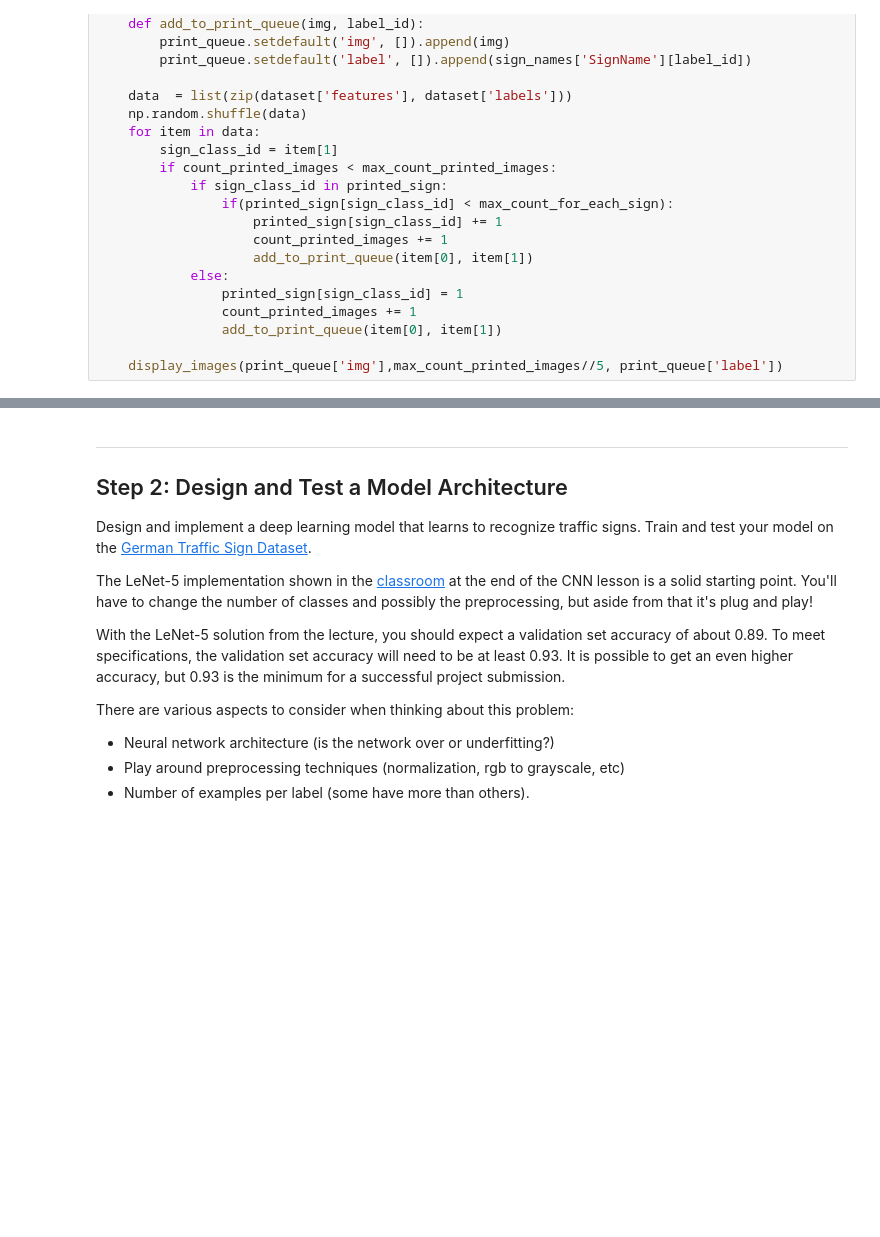
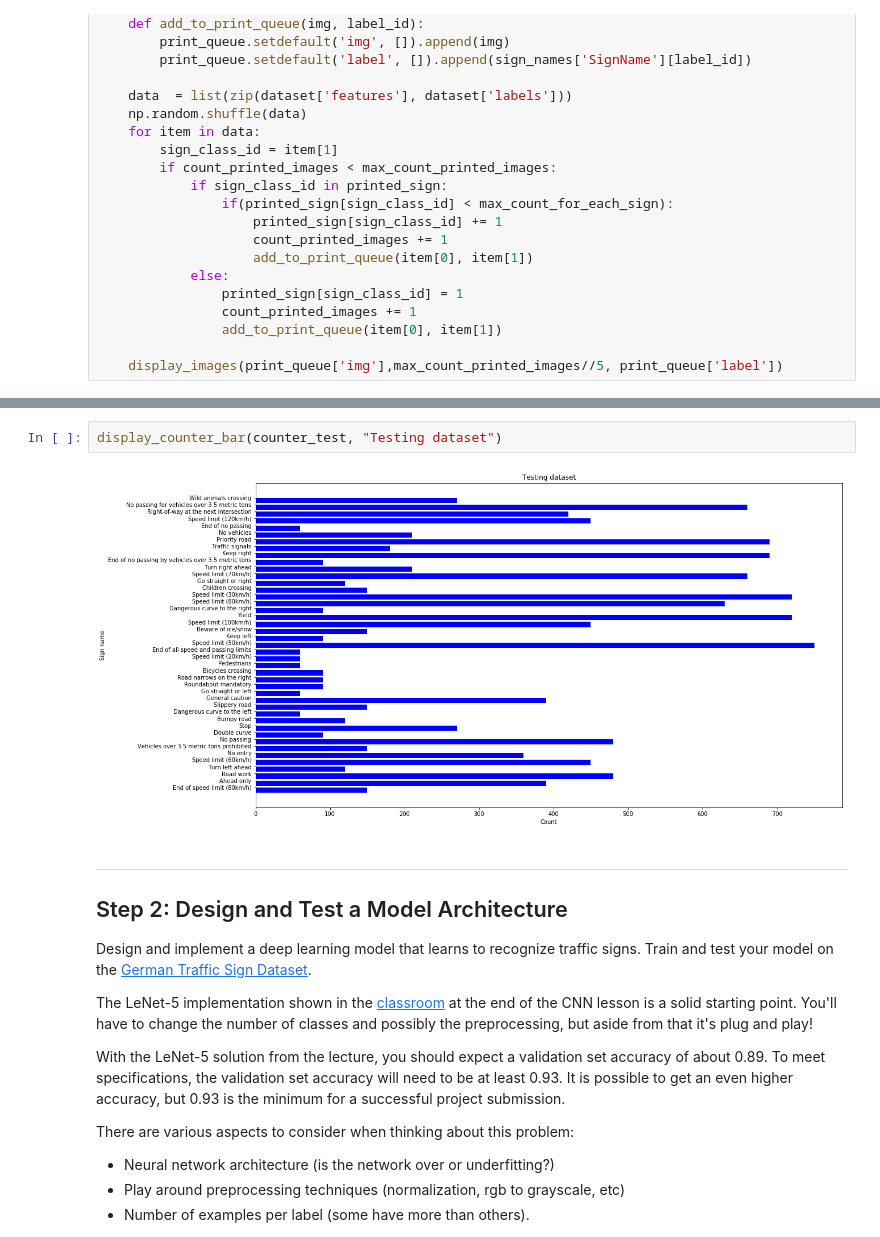
Before and after one commit to romkof/CarND-Traffic-Sign-Classifier-Project, a Jupyter notebook: Traffic_Sign_Classifier.ipynb, the cells around one changed output, grey strips where cells are left out. Drawn from its saved outputs; the diff is of its cells as text; blank space fills up the shorter version.

```diff
--- a/Traffic_Sign_Classifier.ipynb
+++ b/Traffic_Sign_Classifier.ipynb
@@ -148,3 +180,7 @@ display_dataset(train)
+# %%
+display_counter_bar(counter_test, "Testing dataset")
+# %% [output]
+[figure, added]
 # %% [markdown]
 ----
 
```
Also changed, not shown: parts of 8 cells of this notebook.
